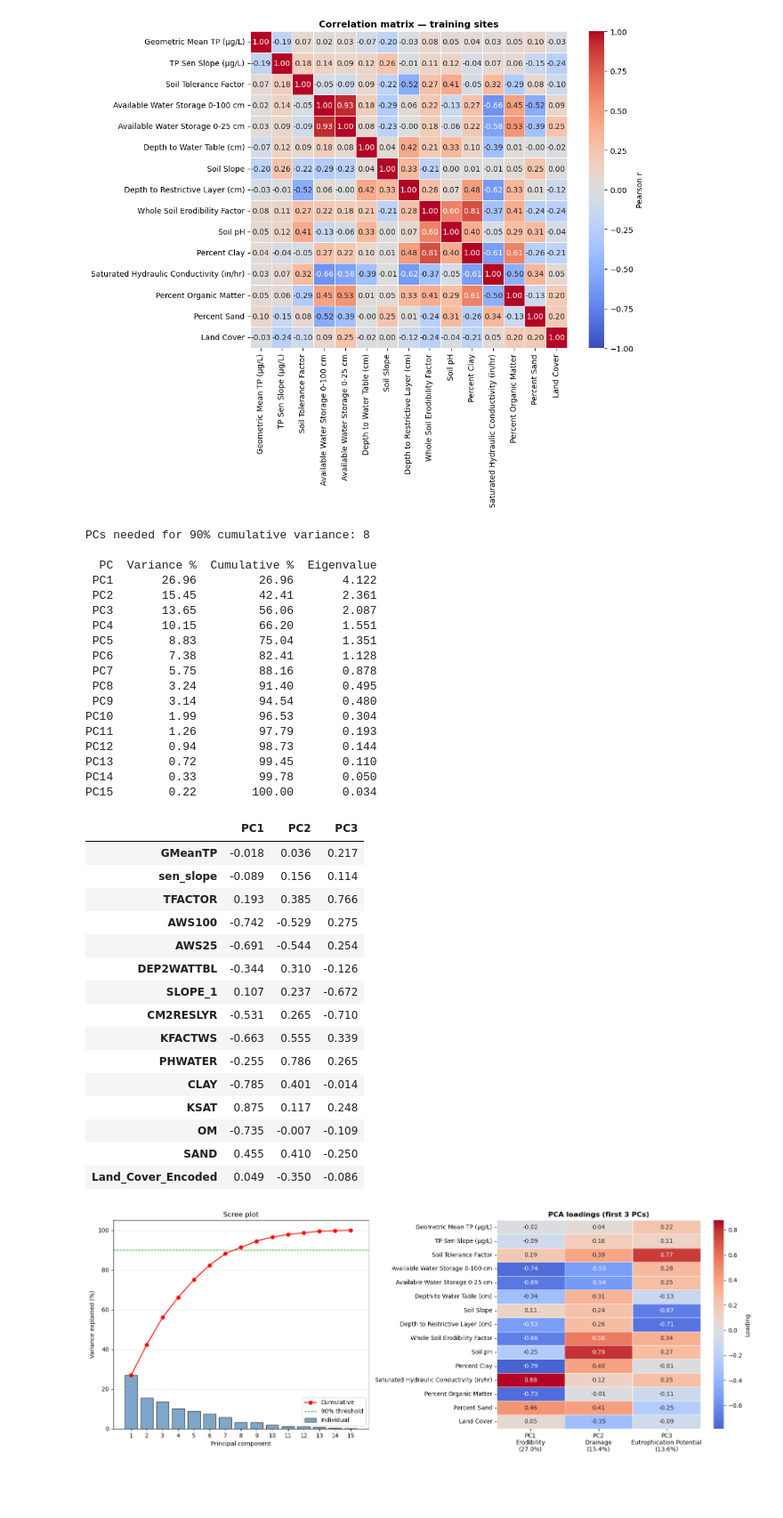
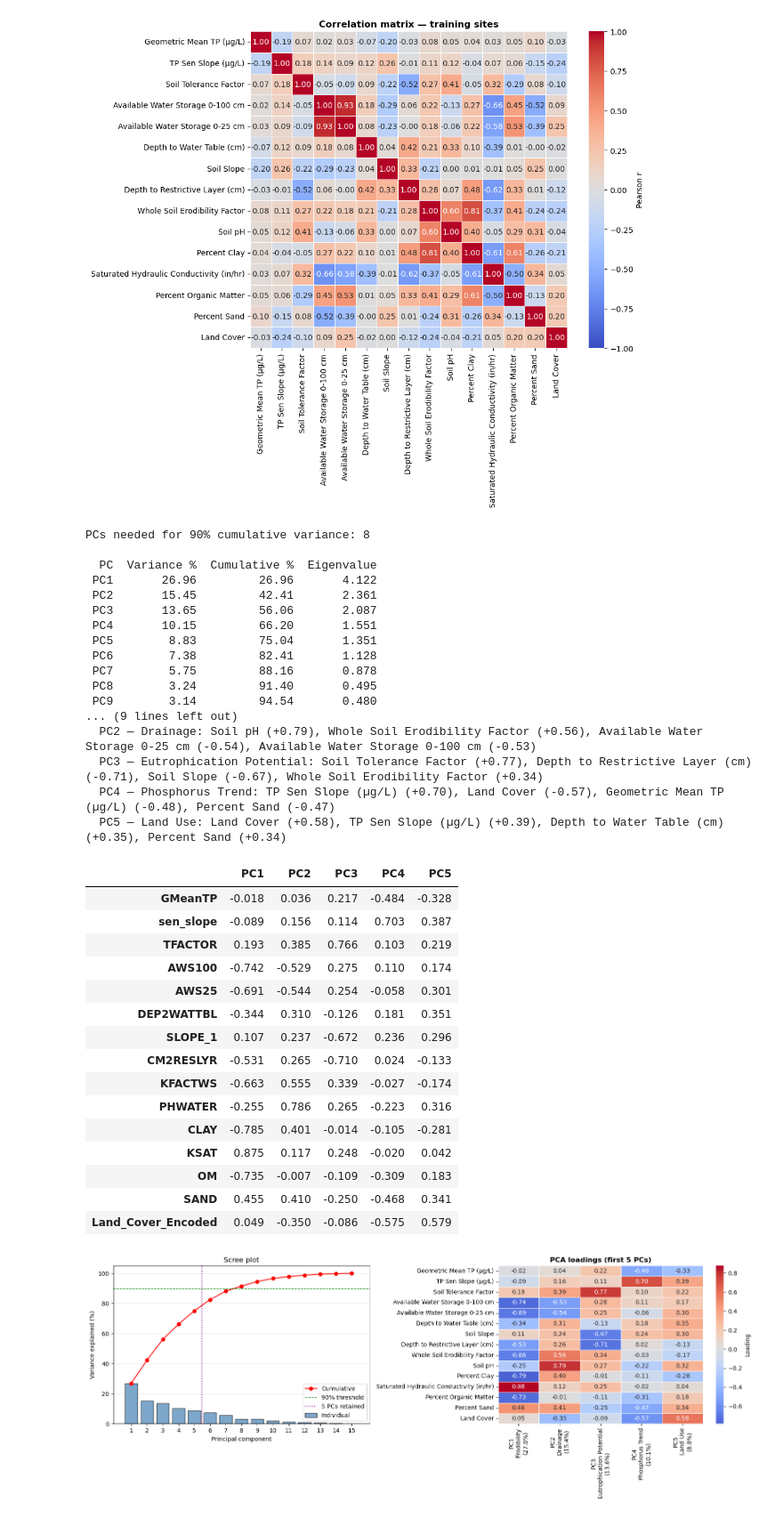
Before and after one commit to narslab/stream-station-typology, a Jupyter notebook: bin/ss-typology.ipynb, the cells around one changed output. Shown at 89% size. Cells and saved outputs as stored; diff of their text form; code cells hidden in the pictures; blank space fills up the shorter version.

```diff
--- a/bin/ss-typology.ipynb
+++ b/bin/ss-typology.ipynb
@@ -16,10 +18,14 @@ import matplotlib.pyplot as plt
 import seaborn as sns
 import joblib
 from pathlib import Path
+from scipy.cluster.hierarchy import linkage, dendrogram
+from scipy.spatial.distance import cdist
 from sklearn.preprocessing import StandardScaler
 from sklearn.decomposition import PCA
-from sklearn.cluster import KMeans
-from sklearn.metrics import silhouette_score
+from sklearn.cluster import KMeans, AgglomerativeClustering
+from sklearn.metrics import (silhouette_score, silhouette_samples,
+                             davies_bouldin_score, calinski_harabasz_score,
+                             adjusted_rand_score)
 
 # Paths resolve whether the notebook runs from bin/ or the project root
 ROOT = Path.cwd()
@@ -32,7 +38,15 @@ FEATURES = ["GMeanTP", "sen_slope", "TFACTOR", "AWS100", "AWS25", "DEP2WATTBL",
             "SLOPE_1", "CM2RESLYR", "KFACTWS", "PHWATER", "CLAY", "KSAT", "OM",
             "SAND", "Land_Cover_Encoded"]
 ID_COLS = ["MonitoringLocationName", "Latitude", "Longitude"]
-PC_NAMES = {"PC1": "Erodibility", "PC2": "Drainage", "PC3": "Eutrophication Potential"}
+
+# Component names (PC4/PC5 named from their dominant loadings — see PCA cell)
+PC_NAMES = {
+    "PC1": "Erodibility",
+    "PC2": "Drainage",
+    "PC3": "Eutrophication Potential",
+    "PC4": "Phosphorus Trend",
+    "PC5": "Land Use",
+}
 
 VARIABLE_LABELS = {
     "GMeanTP": "Geometric Mean TP (µg/L)",
@@ -60,7 +74,9 @@ TEST_SITES = [
     "Tan Brook Downstream", "Tan Brook Upstream",
 ]
 
-N_PCS_CLUSTER = 3      # cluster on the first 3 principal components
+N_PCS_CLUSTER = 5           # cluster on the first 5 principal components
+K = 5                       # cluster count (justified by the diagnostics cell)
+CLUSTER_METHOD = "ward"     # "ward" (hierarchical) or "kmeans"
 RANDOM_STATE = 45
 PALETTE = list(plt.get_cmap("tab10").colors)
 # %%
@@ -125,6 +141,15 @@ variance = pd.DataFrame({
 n90 = int(np.argmax(np.cumsum(pca.explained_variance_ratio_) >= .90) + 1)
 print(f"PCs needed for 90% cumulative variance: {n90}\n")
 print(variance.to_string(index=False))
+
+# Top variables driving each retained component (justifies the PC names)
+print("\nDominant loadings per retained component:")
+for i in range(N_PCS_CLUSTER):
+    pc = f"PC{i+1}"
+    top = loadings[pc].sort_values(key=abs, ascending=False).head(4)
+    drivers = ", ".join(f"{VARIABLE_LABELS.get(v, v)} ({loadings.loc[v, pc]:+.2f})"
+                        for v in top.index)
+    print(f"  {pc} — {PC_NAMES[pc]}: {drivers}")
 loadings.iloc[:, :N_PCS_CLUSTER].round(3)
 # %% [output]
 PCs needed for 90% cumulative variance: 8
@@ -139,52 +164,53 @@ PCs needed for 90% cumulative variance: 8
  PC7        5.75         88.16       0.878
  PC8        3.24         91.40       0.495
  PC9        3.14         94.54       0.480
-PC10        1.99         96.53       0.304
-PC11        1.26         97.79       0.193
-PC12        0.94         98.73       0.144
-PC13        0.72         99.45       0.110
-PC14        0.33         99.78       0.050
-PC15        0.22        100.00       0.034
+... (9 lines left out)
+  PC2 — Drainage: Soil pH (+0.79), Whole Soil Erodibility Factor (+0.56), Available Water Storage 0-25 cm (-0.54), Available Water Storage 0-100 cm (-0.53)
+  PC3 — Eutrophication Potential: Soil Tolerance Factor (+0.77), Depth to Restrictive Layer (cm) (-0.71), Soil Slope (-0.67), Whole Soil Erodibility Factor (+0.34)
+  PC4 — Phosphorus Trend: TP Sen Slope (µg/L) (+0.70), Land Cover (-0.57), Geometric Mean TP (µg/L) (-0.48), Percent Sand (-0.47)
+  PC5 — Land Use: Land Cover (+0.58), TP Sen Slope (µg/L) (+0.39), Depth to Water Table (cm) (+0.35), Percent Sand (+0.34)
-|  | PC1 | PC2 | PC3 |
-| GMeanTP | -0.018 | 0.036 | 0.217 |
-| sen_slope | -0.089 | 0.156 | 0.114 |
-| TFACTOR | 0.193 | 0.385 | 0.766 |
-| AWS100 | -0.742 | -0.529 | 0.275 |
-| AWS25 | -0.691 | -0.544 | 0.254 |
-| DEP2WATTBL | -0.344 | 0.310 | -0.126 |
-| SLOPE_1 | 0.107 | 0.237 | -0.672 |
-| CM2RESLYR | -0.531 | 0.265 | -0.710 |
-| KFACTWS | -0.663 | 0.555 | 0.339 |
-| PHWATER | -0.255 | 0.786 | 0.265 |
-| CLAY | -0.785 | 0.401 | -0.014 |
-| KSAT | 0.875 | 0.117 | 0.248 |
-| OM | -0.735 | -0.007 | -0.109 |
-| SAND | 0.455 | 0.410 | -0.250 |
-| Land_Cover_Encoded | 0.049 | -0.350 | -0.086 |
+|  | PC1 | PC2 | PC3 | PC4 | PC5 |
+| GMeanTP | -0.018 | 0.036 | 0.217 | -0.484 | -0.328 |
+| sen_slope | -0.089 | 0.156 | 0.114 | 0.703 | 0.387 |
+| TFACTOR | 0.193 | 0.385 | 0.766 | 0.103 | 0.219 |
+| AWS100 | -0.742 | -0.529 | 0.275 | 0.110 | 0.174 |
+| AWS25 | -0.691 | -0.544 | 0.254 | -0.058 | 0.301 |
+| DEP2WATTBL | -0.344 | 0.310 | -0.126 | 0.181 | 0.351 |
+| SLOPE_1 | 0.107 | 0.237 | -0.672 | 0.236 | 0.296 |
+| CM2RESLYR | -0.531 | 0.265 | -0.710 | 0.024 | -0.133 |
+| KFACTWS | -0.663 | 0.555 | 0.339 | -0.027 | -0.174 |
+| PHWATER | -0.255 | 0.786 | 0.265 | -0.223 | 0.316 |
+| CLAY | -0.785 | 0.401 | -0.014 | -0.105 | -0.281 |
+| KSAT | 0.875 | 0.117 | 0.248 | -0.020 | 0.042 |
+| OM | -0.735 | -0.007 | -0.109 | -0.309 | 0.183 |
+| SAND | 0.455 | 0.410 | -0.250 | -0.468 | 0.341 |
+| Land_Cover_Encoded | 0.049 | -0.350 | -0.086 | -0.575 | 0.579 |
 # %%
 # --- PCA visualization: scree plot + loadings heatmap ---
 pcs = np.arange(1, pca.n_components_ + 1)
 vpct = pca.explained_variance_ratio_ * 100
 cum = np.cumsum(vpct)
 
 fig, axes = plt.subplots(1, 2, figsize=(16, 6))
 axes[0].bar(pcs, vpct, color="steelblue", edgecolor="black", alpha=.7, label="Individual")
 axes[0].plot(pcs, cum, "ro-", label="Cumulative")
 axes[0].axhline(90, color="green", ls="--", lw=1, label="90% threshold")
+axes[0].axvline(N_PCS_CLUSTER + .5, color="purple", ls=":", lw=1.5,
+                label=f"{N_PCS_CLUSTER} PCs retained")
 axes[0].set(xlabel="Principal component", ylabel="Variance explained (%)", title="Scree plot")
 axes[0].set_xticks(pcs)
 axes[0].legend()
 axes[0].grid(axis="y", alpha=.3)
 
 disp = loadings.iloc[:, :N_PCS_CLUSTER].copy()
 disp.index = [VARIABLE_LABELS.get(f, f) for f in disp.index]
 disp.columns = [f"{c}\n{PC_NAMES.get(c, '')}\n({v:.1f}%)"
                 for c, v in zip(disp.columns, vpct)]
 sns.heatmap(disp, cmap="coolwarm", center=0, annot=True, fmt=".2f", linewidths=.5,
             cbar_kws={"label": "Loading"}, ax=axes[1])
-axes[1].set_title("PCA loadings (first 3 PCs)", fontweight="bold")
+axes[1].set_title(f"PCA loadings (first {N_PCS_CLUSTER} PCs)", fontweight="bold")
 fig.tight_layout()
 fig.savefig(OUT / "pca_overview.png", dpi=200)
 plt.show()
 # %% [output]
-[figure, old version]
+[figure, new version]
```
Also changed, not shown: parts of 11 cells of this notebook, 11 other files.
